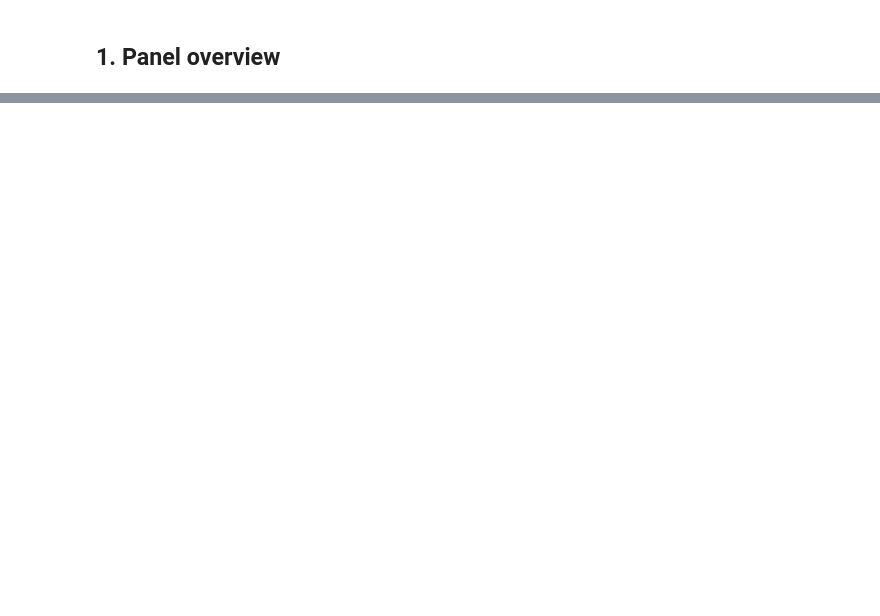
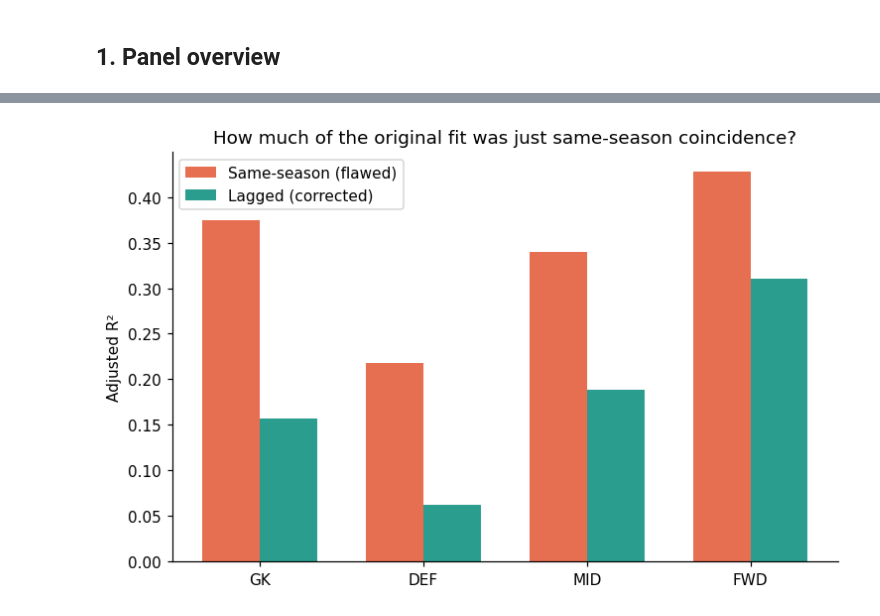
Before and after one commit to alexg171/ucl-fantasy-visualizer, a Jupyter notebook: ols_fantasy_model.ipynb, the cells around one changed output, grey strips where cells are left out. Saved outputs shown, nothing was run; the diff lists cells and outputs as text; code cells hidden in the pictures; blank space fills up the shorter version.

```diff
--- a/ols_fantasy_model.ipynb
+++ b/ols_fantasy_model.ipynb
@@ -128,0 +149,14 @@ Notes:
+# %%
+fig, ax = plt.subplots(figsize=(7, 4.5))
+x = np.arange(len(comparison))
+width = 0.35
+ax.bar(x - width/2, comparison['Same-season Adj_R2'], width, label='Same-season (flawed)', color='#e76f51')
+ax.bar(x + width/2, comparison['Lagged Adj_R2'], width, label='Lagged (corrected)', color='#2a9d8f')
+ax.set_xticks(x); ax.set_xticklabels(comparison['Position'])
+ax.set_ylabel('Adjusted R\u00b2')
+ax.set_title('How much of the original fit was just same-season coincidence?')
+ax.legend()
+plt.tight_layout()
+plt.show()
+# %% [output]
+[figure, added]
```
Also changed, not shown: parts of 23 cells of this notebook, 7 other files.
